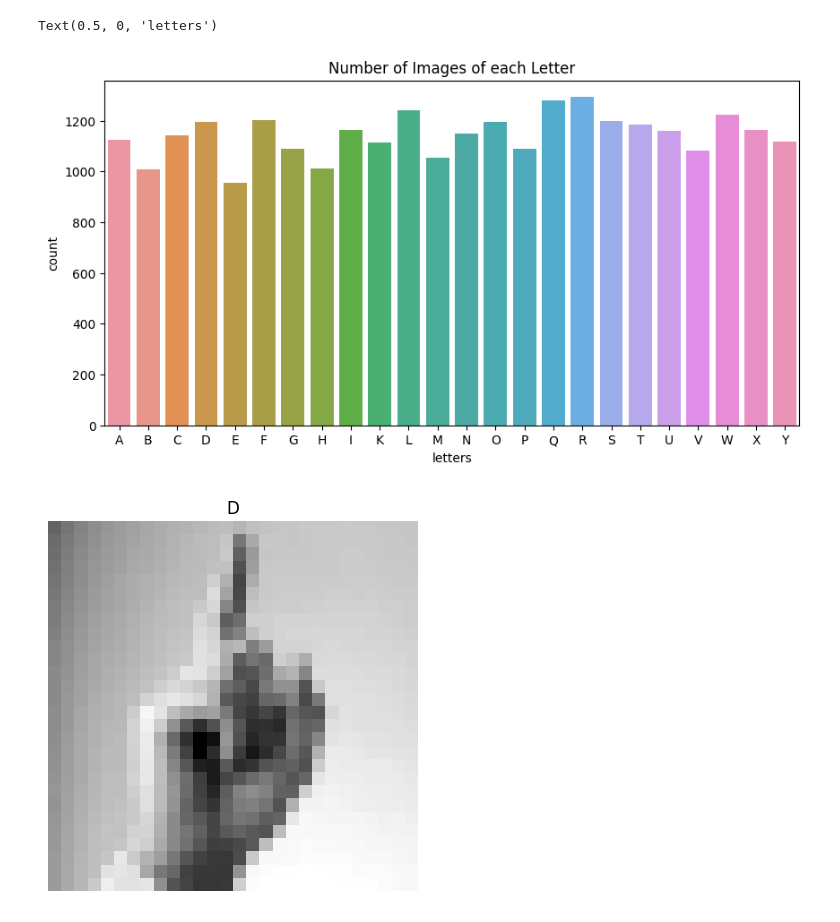
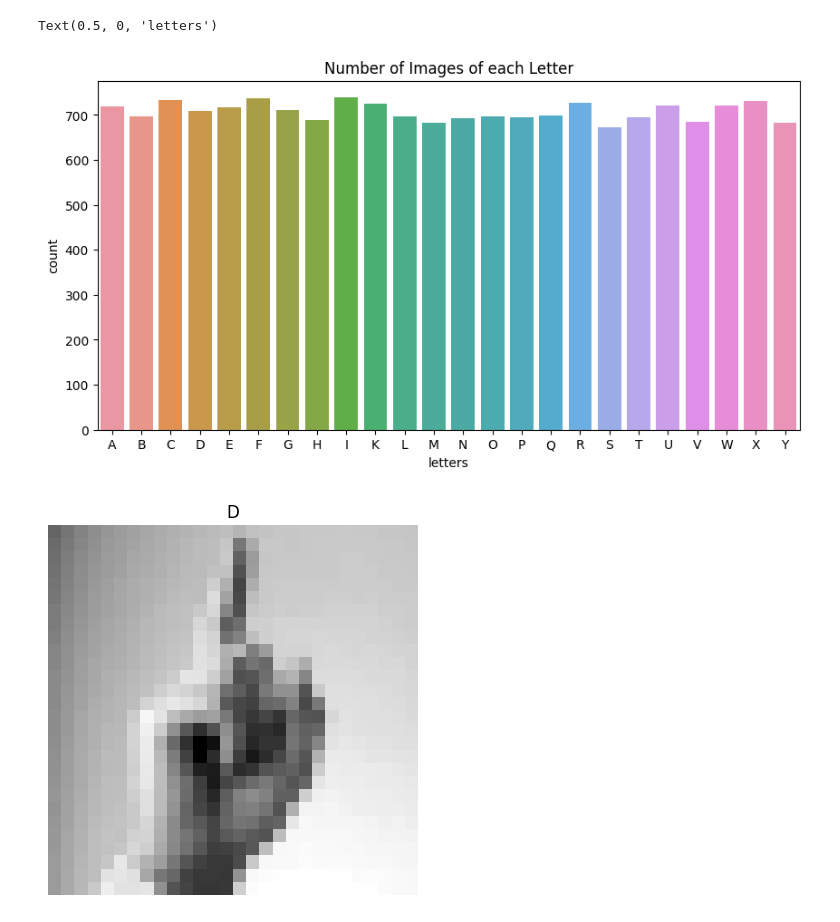
Before and after one commit to sofieutoft/ASLclassification, a Jupyter notebook: model.ipynb, the cells around one changed output. Drawn from its saved outputs; the diff is of its cells as text; code cells hidden in the pictures.

Commit message:
Fix data contamination

```diff
--- a/model.ipynb
+++ b/model.ipynb
@@ -15,6 +3,7 @@ Requirement already satisfied: PySocks!=1.5.7,>=1.5.6 in /Library/Frameworks/Pyt
 # %%
 #model for ASL project
 import pandas as pd
+from sklearn.model_selection import train_test_split
 import numpy as np
 import seaborn as sns
 import matplotlib.pyplot as plt
@@ -22,7 +11,7 @@ from tensorflow.keras.utils import to_categorical
 from sklearn.metrics import confusion_matrix
 import itertools
 from keras.models import Sequential
-from keras.layers import Dense, Dropout, Flatten, Conv2D, MaxPool2D
+from keras.layers import Dense, Dropout, Flatten, Conv2D, MaxPool2D, BatchNormalization
 from keras.optimizers import Adam, SGD
 from keras.preprocessing.image import ImageDataGenerator
 import tensorflow as tf
@@ -30,25 +19,32 @@ import time
 from tensorflow.keras.callbacks import Callback
 from keras.callbacks import EarlyStopping
 import gdown
+from keras.regularizers import l2
 
-#file ids for the csv files
+# File IDs for the CSV files
 file_id_train = '1Jtx8g3kartST38gtRKcqQf9RxGNE2l76'
 file_id_test = '1Yz-nIiuk7trjFBZQC7vu19gguzIPX255'
 
-#urls for downloading the csv files
+# URLs for downloading the CSV files
 csv_file_url_train = f'https://drive.google.com/uc?id={file_id_train}'
 csv_file_url_test = f'https://drive.google.com/uc?id={file_id_test}'
 
-#download csv files
+# Download CSV files
 gdown.download(csv_file_url_train, 'sign_mnist_train.csv', quiet=False)
 gdown.download(csv_file_url_test, 'sign_mnist_test.csv', quiet=False)
 
-#read csv files
+# Read CSV files
 train_data = pd.read_csv('sign_mnist_train.csv')
 test_data = pd.read_csv('sign_mnist_test.csv')
 
-print(train_data.shape)
-train_data.head()
+# Concatenate train and test data
+combined_data = pd.concat([train_data, test_data], ignore_index=True)
+
+# Write the combined data to a new CSV file
+#combined_data.to_csv('combined_sign_mnist.csv', index=False)
+
+print(combined_data.shape)
+combined_data.head()
 # %% [output]
 Downloading...
 From: https://drive.google.com/uc?id=1Jtx8g3kartST38gtRKcqQf9RxGNE2l76
@@ -87,22 +63,32 @@ X_test = test_data.drop(labels = ["label"],axis = 1)
+# %%
+#split data into features (X) and labels (y)
+X = combined_data.drop(columns=['label'])
+y = combined_data['label']
+
+#first, split data into training and testing sets
+X_train, X_test, y_train, y_test = train_test_split(X, y, test_size= 0.3)
+
+#then, split the training data into training and validation sets
+X_train, X_val, y_train, y_val = train_test_split(X_train, y_train, test_size=0.3)
 # %%
 #create dictionary to go from number -> alphabetical letter
 num_to_letters = {}
 for num in range(0, 25):
     letter = chr(num + 65)
     num_to_letters[num] = letter
 
-Y_train_labels = [num_to_letters[num] for num in Y_train]
+Y_train_labels = [num_to_letters[num] for num in y_train]
 
 Y_train_labels = sorted(Y_train_labels)
 
 #visualize number of letters classes
 plt.figure(figsize=(10,5))
 g = sns.countplot(x = Y_train_labels)
 plt.title("Number of Images of each Letter")
 plt.xlabel("letters")
 #no data for 'J' = 9 and 'Z' 25 since they are motions
 # %% [output]
 Text(0.5, 0, 'letters')
-[figure, old version]
+[figure, new version]
 # %%
 #plot a sample
```
Also changed, not shown: parts of 18 cells of this notebook.
